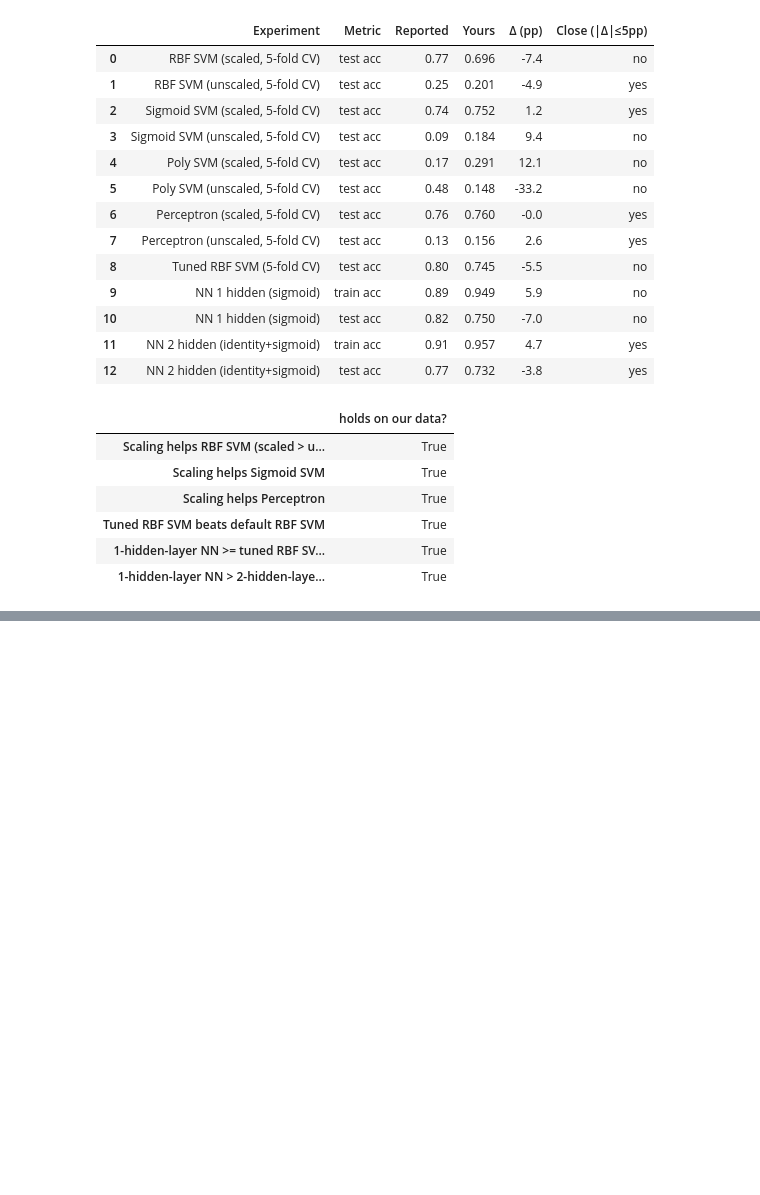
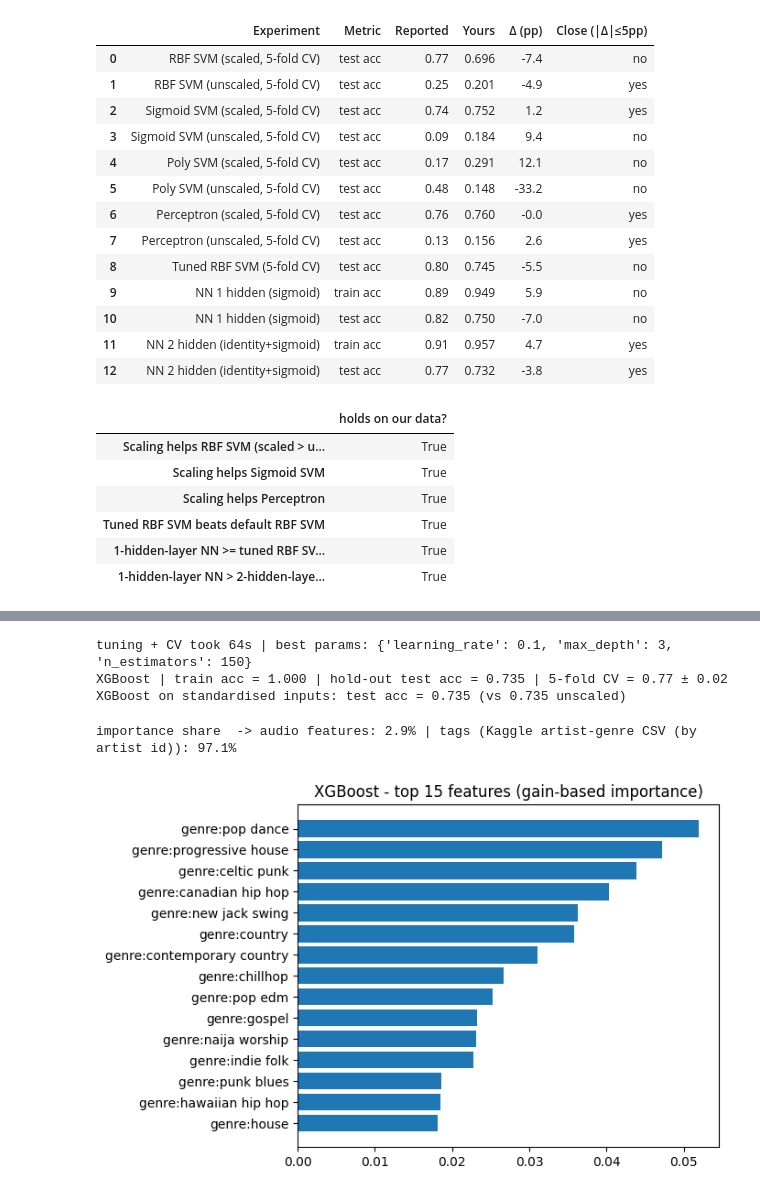
Before and after one commit to YVLNair/Training-a-Playlist-Curator-Based-on-User-Taste, a Jupyter notebook: playlist_curator.ipynb, the cells around one changed output, grey strips where cells are left out. Drawn from its saved outputs; the diff is of its cells as text; code cells hidden in the pictures; blank space fills up the shorter version.

Commit message:
Add XGBoost experiments, model comparisons, and ablation analysis

```diff
--- a/playlist_curator.ipynb
+++ b/playlist_curator.ipynb
@@ -754,0 +767,38 @@ pd.Series(claims, name="holds on our data?").to_frame()
+# %%
+xgb_base = dict(objective="multi:softprob", tree_method="hist", subsample=0.8,
+                colsample_bytree=0.5, random_state=SEED, n_jobs=-1, eval_metric="mlogloss")
+xgb_grid = {"max_depth": [3, 6], "learning_rate": [0.1, 0.3], "n_estimators": [150, 300]}
+
+t0 = time.time()
+gs_xgb = GridSearchCV(xgb.XGBClassifier(**xgb_base), xgb_grid,
+                      cv=StratifiedKFold(3, shuffle=True, random_state=SEED), n_jobs=1).fit(X_tr, y_tr)
+best_xgb = gs_xgb.best_estimator_
+xgb_pred = best_xgb.predict(X_te)
+xgb_test_acc = accuracy_score(y_te, xgb_pred)
+xgb_train_acc = accuracy_score(y_tr, best_xgb.predict(X_tr))
+cv_xgb = cross_val_score(xgb.XGBClassifier(**{**xgb_base, **gs_xgb.best_params_}),
+                         X_all, y_all, cv=skf, n_jobs=1)     # NO scaler: trees are scale-invariant
+print(f"tuning + CV took {time.time()-t0:.0f}s | best params: {gs_xgb.best_params_}")
+print(f"XGBoost | train acc = {xgb_train_acc:.3f} | hold-out test acc = {xgb_test_acc:.3f} | "
+      f"5-fold CV = {cv_xgb.mean():.2f} ± {cv_xgb.std():.2f}")
+
+# sanity check of the scale-invariance argument: standardising the inputs should not change XGBoost much
+xgb_scaled = xgb.XGBClassifier(**{**xgb_base, **gs_xgb.best_params_}).fit(Xs_tr, y_tr)
+print(f"XGBoost on standardised inputs: test acc = {accuracy_score(y_te, xgb_scaled.predict(Xs_te)):.3f} "
+      f"(vs {xgb_test_acc:.3f} unscaled)")
+# %% [output]
+tuning + CV took 64s | best params: {'learning_rate': 0.1, 'max_depth': 3, 'n_estimators': 150}
+XGBoost | train acc = 1.000 | hold-out test acc = 0.735 | 5-fold CV = 0.77 ± 0.02
+XGBoost on standardised inputs: test acc = 0.735 (vs 0.735 unscaled)
+# %%
+# Which features does XGBoost use? audio block (10) vs tag block (genres, or artists in fallback mode)
+imp = best_xgb.feature_importances_
+audio_share = imp[:10].sum() / imp.sum()
+print(f"importance share  -> audio features: {audio_share:.1%} | tags ({TAG_DESC}): {1-audio_share:.1%}")
+names = np.array(AUDIO + TAG_NAMES)
+top = np.argsort(imp)[::-1][:15]
+plt.figure(figsize=(7, 4.5)); plt.barh(names[top][::-1], imp[top][::-1])
+plt.title("XGBoost - top 15 features (gain-based importance)"); plt.tight_layout(); plt.show()
+# %% [output]
+importance share  -> audio features: 2.9% | tags (Kaggle artist-genre CSV (by artist id)): 97.1%
+[figure, added]
```
Also changed, not shown: parts of 11 cells of this notebook.
